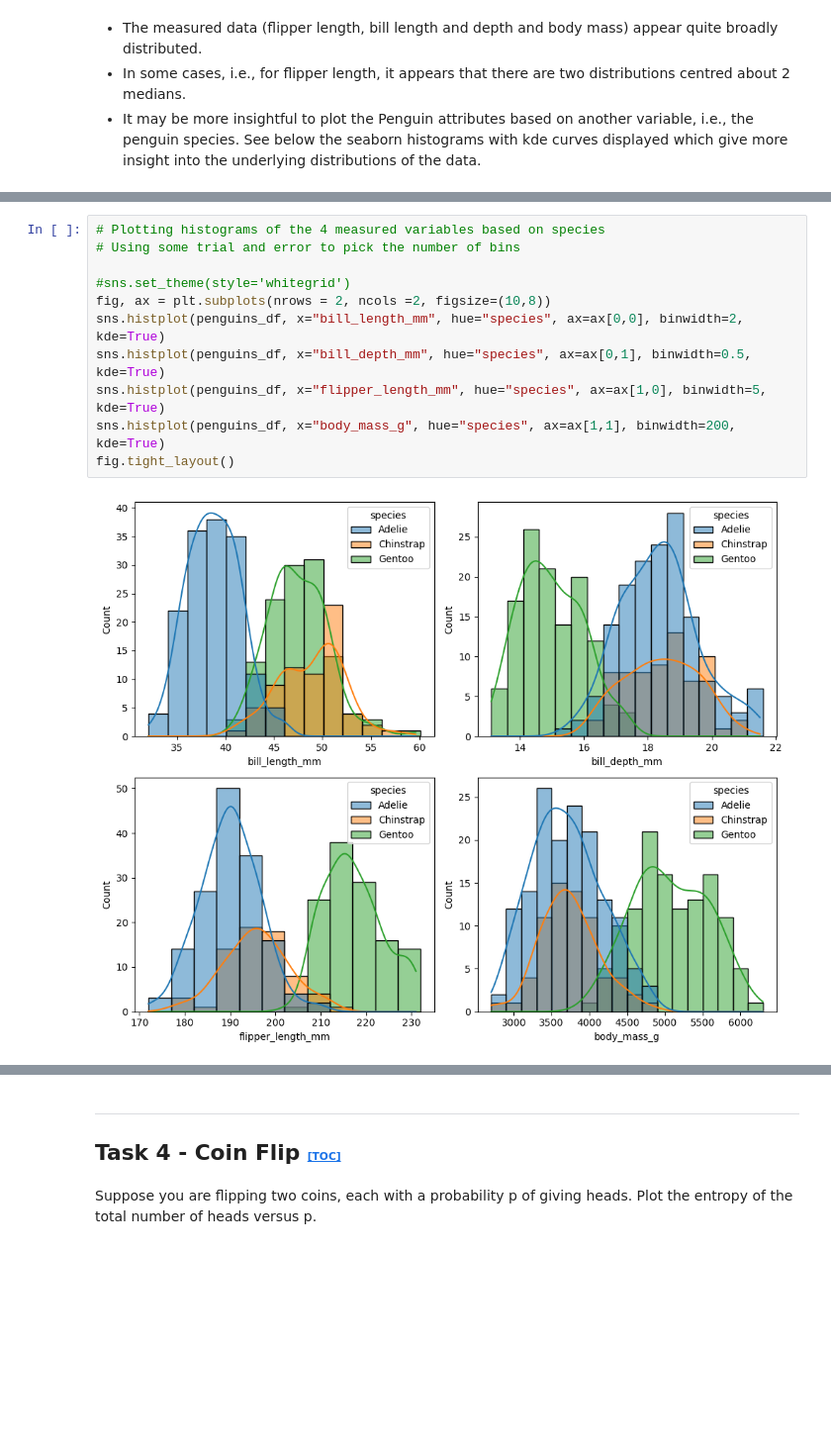
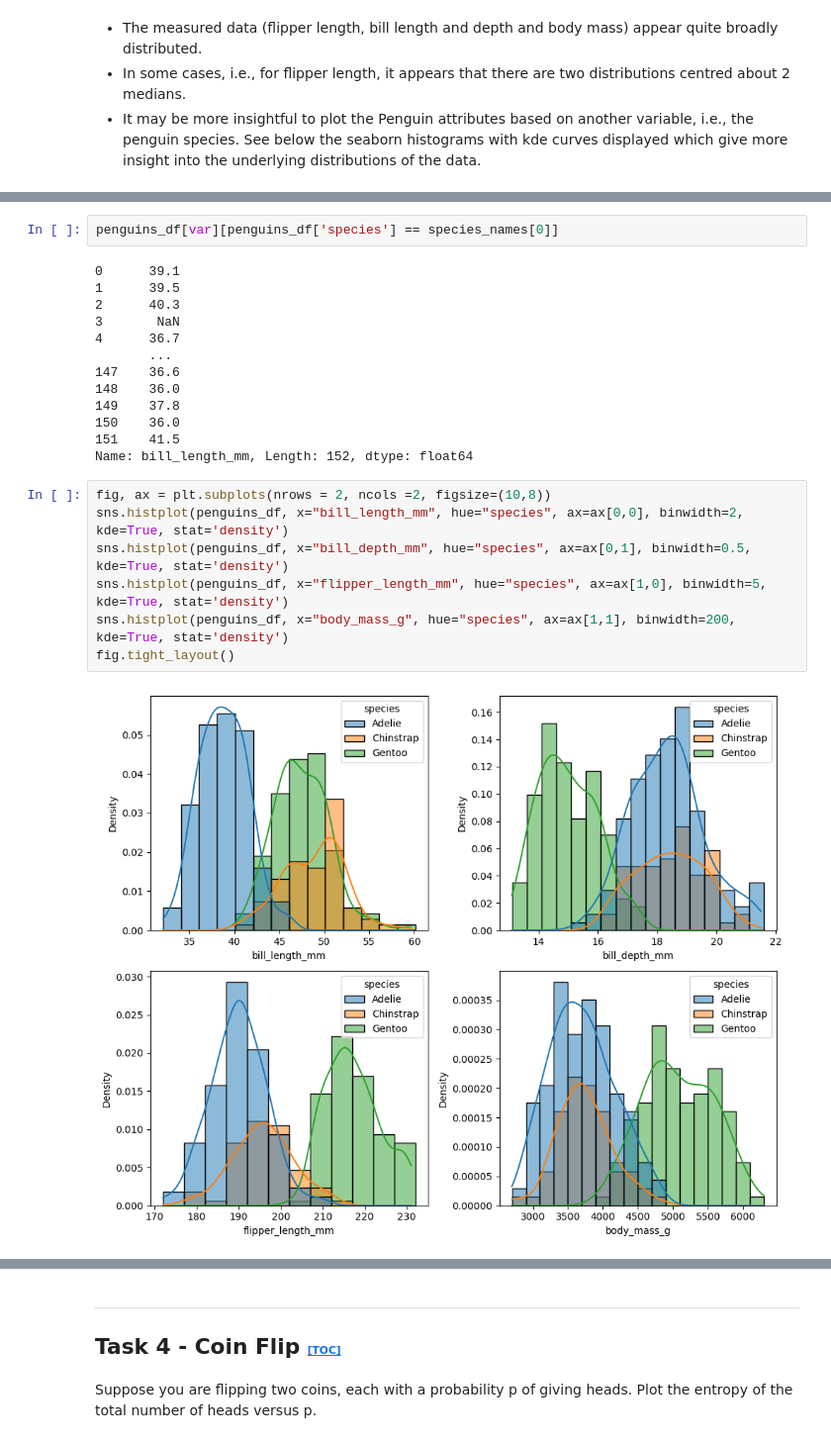
Before and after one commit to Eilis9/Fund_DA, a Jupyter notebook: tasks.ipynb, the cells around one changed output, grey strips where cells are left out. Shown at 99% size. Cells and saved outputs as stored; diff of their text form; blank space fills up the shorter version.

```diff
--- a/tasks.ipynb
+++ b/tasks.ipynb
@@ -253,13 +305,24 @@ fig.tight_layout()
+# %%
+penguins_df[var][penguins_df['species'] == species_names[0]]
+# %% [output]
+0      39.1
+1      39.5
+2      40.3
+3       NaN
+4      36.7
+       ...
+147    36.6
+148    36.0
+149    37.8
+150    36.0
+151    41.5
+Name: bill_length_mm, Length: 152, dtype: float64
 # %%
-# Plotting histograms of the 4 measured variables based on species
-# Using some trial and error to pick the number of bins
-
-#sns.set_theme(style='whitegrid')
 fig, ax = plt.subplots(nrows = 2, ncols =2, figsize=(10,8))
-sns.histplot(penguins_df, x="bill_length_mm", hue="species", ax=ax[0,0], binwidth=2, kde=True)
-sns.histplot(penguins_df, x="bill_depth_mm", hue="species", ax=ax[0,1], binwidth=0.5, kde=True)
-sns.histplot(penguins_df, x="flipper_length_mm", hue="species", ax=ax[1,0], binwidth=5, kde=True)
-sns.histplot(penguins_df, x="body_mass_g", hue="species", ax=ax[1,1], binwidth=200, kde=True)
+sns.histplot(penguins_df, x="bill_length_mm", hue="species", ax=ax[0,0], binwidth=2, kde=True, stat='density')
+sns.histplot(penguins_df, x="bill_depth_mm", hue="species", ax=ax[0,1], binwidth=0.5, kde=True, stat='density')
+sns.histplot(penguins_df, x="flipper_length_mm", hue="species", ax=ax[1,0], binwidth=5, kde=True, stat='density')
+sns.histplot(penguins_df, x="body_mass_g", hue="species", ax=ax[1,1], binwidth=200, kde=True, stat='density')
 fig.tight_layout()
 # %% [output]
-[figure, old version]
+[figure, new version]
```
Also changed, not shown: parts of 5 cells of this notebook.
